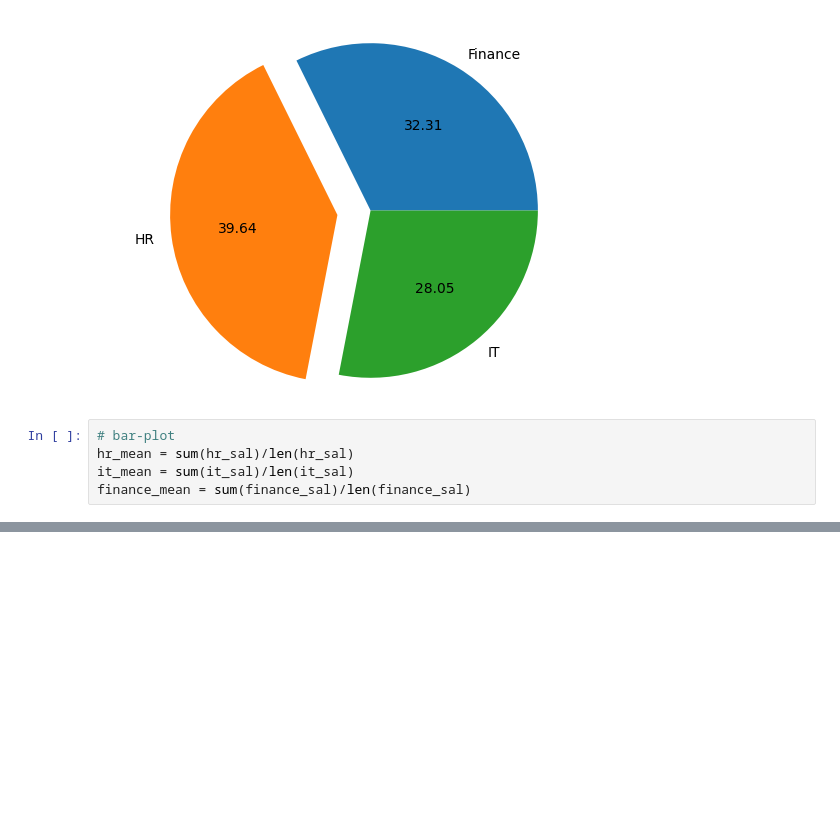
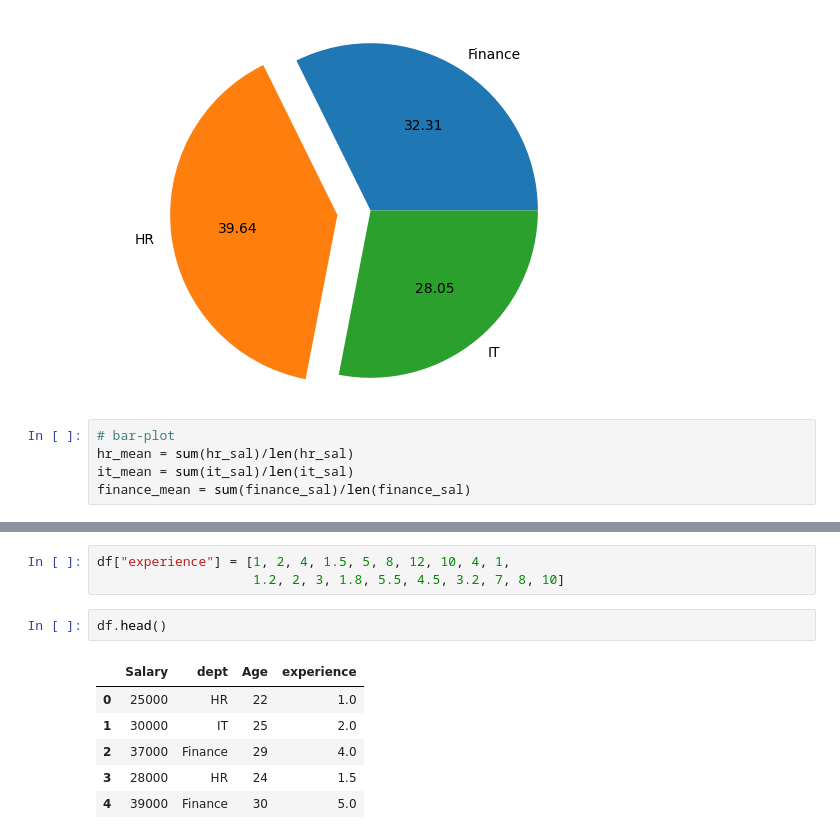
Before and after one commit to BADARRASHEED/Matplotlib, a Jupyter notebook: Matplotlib.ipynb, the cells around one changed output, grey strips where cells are left out. Cells and saved outputs as stored; diff of their text form; blank space fills up the shorter version.

```diff
--- a/Matplotlib.ipynb
+++ b/Matplotlib.ipynb
@@ -242,0 +246,12 @@ plt.show()
+# %%
+df["experience"] = [1, 2, 4, 1.5, 5, 8, 12, 10, 4, 1,
+                    1.2, 2, 3, 1.8, 5.5, 4.5, 3.2, 7, 8, 10]
+# %%
+df.head()
+# %% [output]
+|  | Salary | dept | Age | experience |
+| 0 | 25000 | HR | 22 | 1.0 |
+| 1 | 30000 | IT | 25 | 2.0 |
+| 2 | 37000 | Finance | 29 | 4.0 |
+| 3 | 28000 | HR | 24 | 1.5 |
+| 4 | 39000 | Finance | 30 | 5.0 |
```
Also changed, not shown: parts of 2 cells of this notebook.
